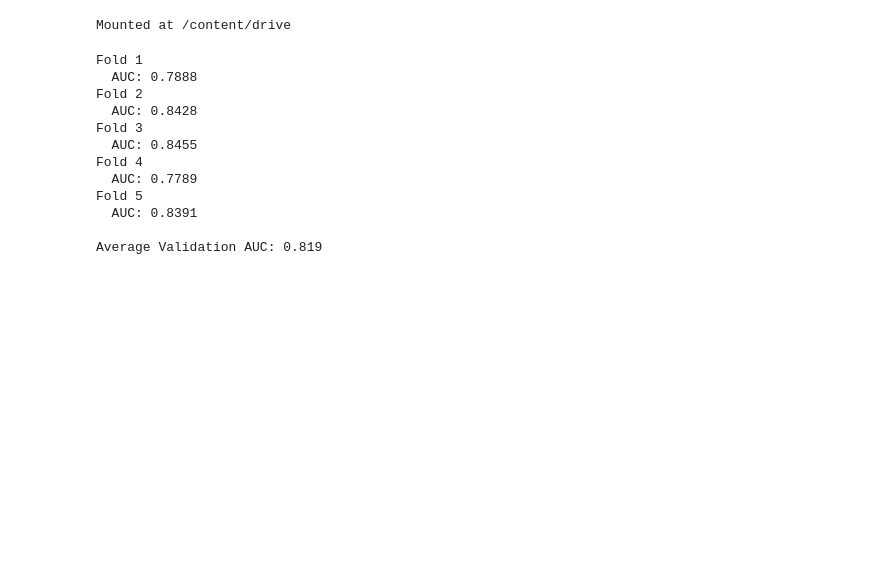
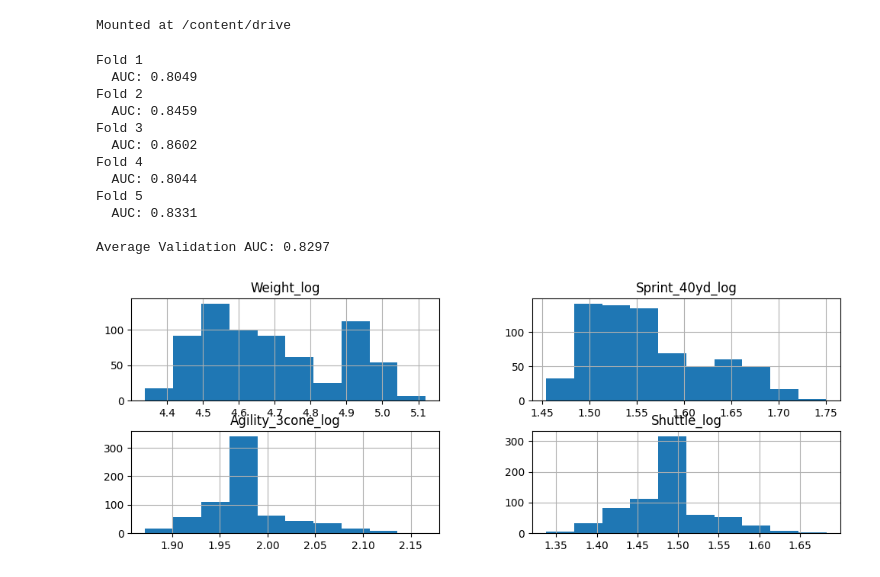
Before and after one commit to Ichin-0419/hp, a Jupyter notebook: competition_2_ipynb_のコピー.ipynb, the cells around one changed output. Cells and saved outputs as stored; diff of their text form; code cells hidden in the pictures; blank space fills up the shorter version.

```diff
--- a/competition_2_ipynb_のコピー.ipynb
+++ b/competition_2_ipynb_のコピー.ipynb
@@ -25,7 +27,7 @@ for df in [train, test]:
   df['Age_isnull'] = df['Age'].isnull().astype(int)
 
 for df in [train, test]:
-  df['Sprint_40yd_isnull'] = df['Sprint_40yd'].isnull().astype(int)
+  df['Sprint_isnull'] = df['Sprint_40yd'].isnull().astype(int)
 
 # 平均で補完する対象の列
 cols_to_fill = ['Age', 'Sprint_40yd', 'Vertical_Jump', 'Bench_Press_Reps',
@@ -48,16 +50,38 @@ for c in ["Player_Type", "Position_Type", "Position"]:
 for df in [train, test]:
   df['BMI'] = df['Weight'] / (df['Height'] ** 2)
 
+# Broad_Jumpの標準化
+from sklearn.preprocessing import StandardScaler
+ss = StandardScaler()
+train['Broad_Jump'] = ss.fit_transform(train[['Broad_Jump']])
+test['Broad_Jump'] = ss.transform(test[['Broad_Jump']])
+
+# 交差項の作成
+pf = PolynomialFeatures(degree=2, include_bias=False, interaction_only=True)
+
+# 訓練データからターゲット変数を除いた特徴量部分
+features_for_poly_train = train.drop(columns=["Drafted"])
+
+# PolynomialFeaturesをフィットさせ、訓練データを変換
+X_transformed = pf.fit_transform(features_for_poly_train)
+# 新しい特徴量を持つDataFrameを作成
+train_transformed_df = pd.DataFrame(X_transformed, columns=pf.get_feature_names_out(features_for_poly_train.columns), index=train.index)
+
+# ターゲット変数を再結合して、新しいtrain DataFrameとする
+train = pd.concat([train_transformed_df, train[['Drafted']]], axis=1)
+
+# テストデータに同じ変換を適用
+# テストデータにはターゲット変数がないため、そのまま変換
+test_transformed = pf.transform(test)
+# 新しい特徴量を持つDataFrameを作成し、新しいtest DataFrameとする
+test = pd.DataFrame(test_transformed, columns=pf.get_feature_names_out(test.columns), index=test.index)
+
 # 特徴量と目的変数に分ける
 X = train.drop(columns=["Drafted"])
 y = train["Drafted"]
 
 # モデルとCVの設定
-model = RandomForestClassifier(
-    n_estimators=100,
-    max_depth=5,
-    random_state=2025
-)
+model = LinearDiscriminantAnalysis()
 skf = StratifiedKFold(n_splits=5, shuffle=True, random_state=42)
 
 # スコア・予測格納用
@@ -92,14 +116,25 @@ print("\nAverage Validation AUC:", round(mean_auc, 4))
 test_pred_proba_mean = np.mean(test_pred_proba_list, axis=0)
 # %% [output]
 Fold 1
-  AUC: 0.7888
+  AUC: 0.8049
 Fold 2
-  AUC: 0.8428
+  AUC: 0.8459
 Fold 3
-  AUC: 0.8455
+  AUC: 0.8602
 Fold 4
-  AUC: 0.7789
+  AUC: 0.8044
 Fold 5
-  AUC: 0.8391
+  AUC: 0.8331
 
-Average Validation AUC: 0.819
+Average Validation AUC: 0.8297
+# %%
+cols = ['Weight', 'Sprint_40yd', "Agility_3cone", "Shuttle"]
+for df in [train, test]:
+  X = df[cols]
+  X_log = np.log(X)
+  cols_log = [s + '_log' for s in cols]
+  X_log.columns = cols_log
+X_log.hist(figsize=(12, 4))
+plt.show()
+# %% [output]
+[figure, added]
```
Also changed, not shown: parts of 5 cells of this notebook.
